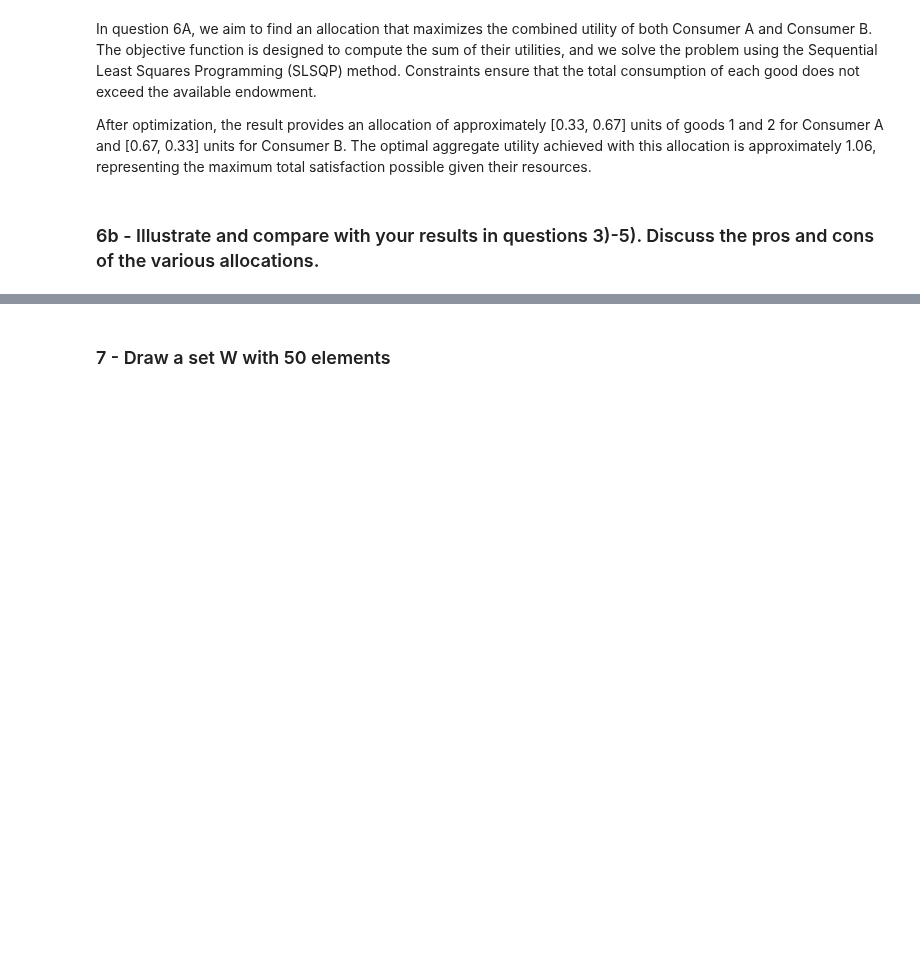
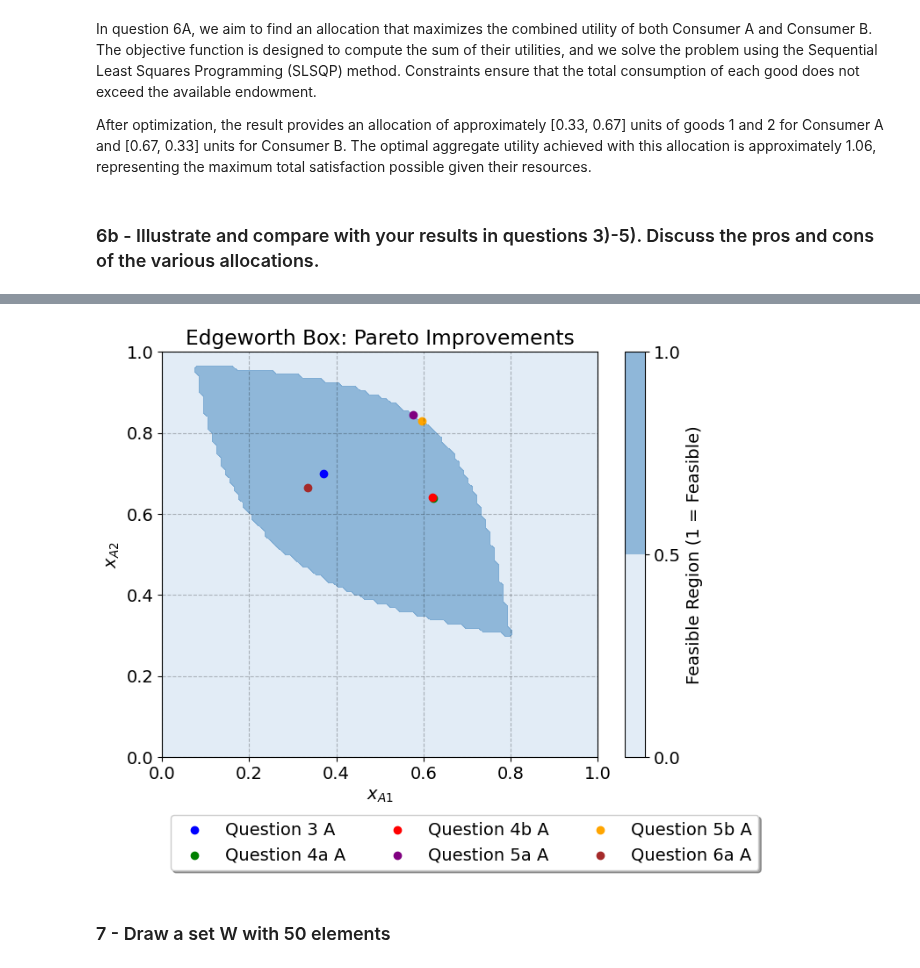
Before and after one commit to NumEconCopenhagen/projects-2024-mikkel-julius-jacob, a Jupyter notebook: inauguralproject/Inauguralproject.ipynb, the cells around one changed output, grey strips where cells are left out. Drawn from its saved outputs; the diff is of its cells as text; code cells hidden in the pictures; blank space fills up the shorter version.

```diff
--- a/inauguralproject/Inauguralproject.ipynb
+++ b/inauguralproject/Inauguralproject.ipynb
@@ -489,3 +480,86 @@ plt.show()
+# %%
+import matplotlib.pyplot as plt
+import numpy as np
+
+# Example data for allocations
+results = {
+    'Question 3': {
+        'allocation_A': [0.37, 0.7],  # Example allocation for good X and good Y for agent A
+    },
+    'Question 4a': {
+        'allocation_A': [0.6217, 0.6396],  # Example allocation for good X and good Y for agent A
+    },
+      'Question 4b': {
+        'allocation_A': [0.6208, 0.64],  # Example allocation for good X and good Y for agent A
+    },
+    'Question 5a': {
+        'allocation_A': [0.5757, 0.8444],  # Example allocation for good X and good Y for agent A
+    },
+      'Question 5b': {
+        'allocation_A': [0.5959, 0.8282],  # Example allocation for good X and good Y for agent A
+    },
+    'Question 6a': {
+        'allocation_A': [0.3334, 0.6658],  # Example allocation for good X and good Y for agent A
+    },
+}
+
+# Constants for utility functions
+alpha = 1/3
+beta = 2/3
+
+# Utility functions for agents A and B
+def utility_A(x1, x2):
+    return x1**alpha * x2**(1-alpha)
+
+def utility_B(x1, x2):
+    return x1**beta * x2**(1-beta)
+
+# Function to plot Edgeworth Box with allocations
+def plot_edgeworth_box(results):
+    # Edgeworth Box setup
+    N = 100
+    x_A1_range = np.linspace(0, 1, N)
+    x_A2_range = np.linspace(0, 1, N)
+    X_A1, X_A2 = np.meshgrid(x_A1_range, x_A2_range)
+
+    # Calculate utilities at each point for agents A and B
+    UA = utility_A(X_A1, X_A2)
+    UB = utility_B(1 - X_A1, 1 - X_A2)
+
+    # Initial endowments and utilities
+    omega_A1, omega_A2 = 0.8, 0.3
+    uA_initial = utility_A(omega_A1, omega_A2)
+    omega_B1, omega_B2 = 1 - omega_A1, 1 - omega_A2
+    uB_initial = utility_B(omega_B1, omega_B2)
+
+    # Mask to find combinations where both A and B are at least as well off
+    pareto_improvements = (UA >= uA_initial) & (UB >= uB_initial)
+
+    # Plotting Edgeworth Box
+    plt.figure(figsize=(8, 6))
+    plt.contourf(X_A1, X_A2, pareto_improvements, levels=1, cmap='Blues', alpha=0.5)
+    plt.title('Edgeworth Box: Pareto Improvements')
+    plt.xlabel('$x_{A1}$')
+    plt.ylabel('$x_{A2}$')
+    plt.colorbar(label='Feasible Region (1 = Feasible)')
+
+    # Plot each allocation for agent A as a dot
+    colors = ['blue', 'green', 'red', 'purple', 'orange', 'brown']  # Define colors for different allocations
+    labels = list(results.keys())  # Use allocation keys as labels
+
+    for i, (key, alloc) in enumerate(results.items()):
+        plt.scatter(alloc['allocation_A'][0], alloc['allocation_A'][1], color=colors[i], label=f'{labels[i]} A')
+
+    # Adjust legend to lower left corner outside the plot
+    plt.legend(loc='lower left', bbox_to_anchor=(0, -0.3), fancybox=True, shadow=True, ncol=3)
+
+    plt.grid(True)
+    plt.show()
+
+# Call the function to plot the Edgeworth Box with allocations
+plot_edgeworth_box(results)
+# %% [output]
+[figure, added]
 # %% [markdown]
 ### 7 - Draw a set W with 50 elements
 # %%
```
Also changed, not shown: parts of 12 cells of this notebook.
